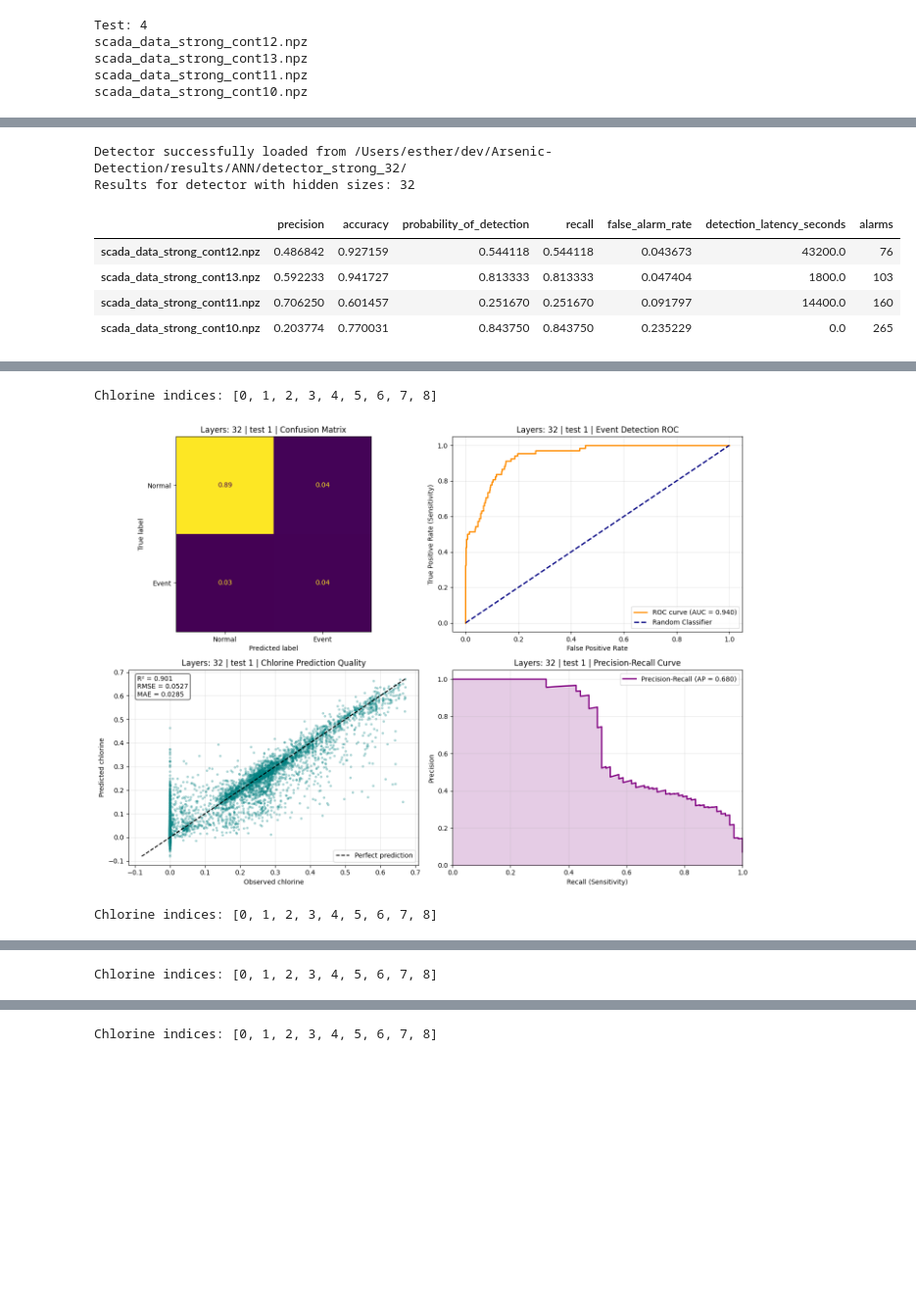
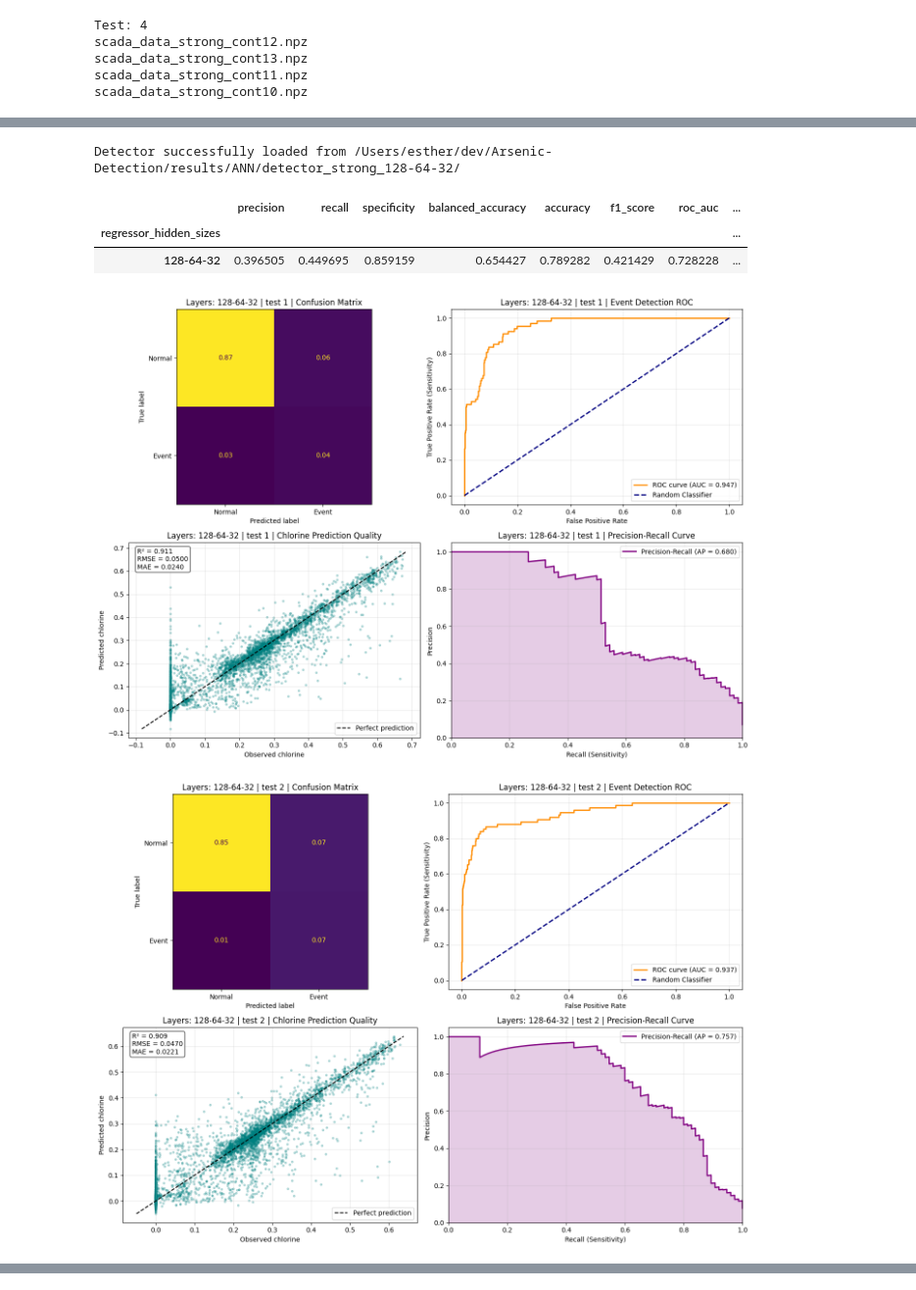
Before and after one commit to esthy13/Arsenic-Detection, a Jupyter notebook: src/notebooks/ANN_strong_contamination.ipynb, the cells around one changed output, grey strips where cells are left out. Shown at 98% size. Drawn from its saved outputs; the diff is of its cells as text; code cells hidden in the pictures; blank space fills up the shorter version.

```diff
--- a/src/notebooks/ANN_strong_contamination.ipynb
+++ b/src/notebooks/ANN_strong_contamination.ipynb
@@ -60,12 +59,8 @@ dropout = 0.0
 weight_decay = 1e-4
 early_stopping_patience = 8
 max_validation_false_alarm_rate = 0.2
-# Held-out test: BA=0.6868, recall=0.5609, FAR=0.1872, precision=0.1851
 
 candidate_hidden_sizes = [
-    (32,),
-    (64, 32),  # best validation configuration ?
-    (128, 64),
     (128, 64, 32),
 ]
 # %%
@@ -79,6 +74,7 @@ for hidden_sizes in candidate_hidden_sizes:
         batch_size=batch_size,
         learning_rate=learning_rate,
         hidden_sizes=hidden_sizes,
+        classifier_hidden_sizes=(32,),
         dropout=dropout,
         weight_decay=weight_decay,
         early_stopping_patience=early_stopping_patience,
@@ -147,56 +135,48 @@ def plot_metrics(result, title_prefix="", chlorine_indices=None):
     return fig, axes
 # %%
 all_detector_summaries = []
-# Use candidate_hidden_sizes to load all the saved detectors and run tests on them.
 for hidden_sizes in candidate_hidden_sizes:
     hidden_sizes_label = "-".join(map(str, hidden_sizes))
     detector = load_detector(
         directory=f"../../results/ANN/detector_strong_{hidden_sizes_label}",
-        device="mps",
+        device="mps" if torch.backends.mps.is_available() else "cpu",
     )
+    results = [detector.detect(path) for path in test_paths]
+    metrics = aggregate_evaluation_summary(results)
+    metrics["regressor_hidden_sizes"] = hidden_sizes_label
+    metrics["classifier_hidden_sizes"] = "-".join(map(str, detector.classifier_hidden_sizes))
+    all_detector_summaries.append(metrics)
 
-    selected_test_paths = test_paths
-    results = [detector.detect(path) for path in selected_test_paths]
-
-    print(f"Results for detector with hidden sizes: {hidden_sizes_label}")
-
-    # Keep the four held-out test sets separated.
-    summary_df = pd.DataFrame(
-        [result.summary() for result in results],
-        index=[path.name for path in selected_test_paths],
-    )
-    display(summary_df)
-
-    # Aggregate metrics across the three test sets.
-    aggregated_summary = pd.DataFrame(
-        [
-            summary_df.mean(numeric_only=True),
-            summary_df.std(numeric_only=True),
-        ],
-        index=["mean", "std"],
-    )
-    display(aggregated_summary)
-
-    detector_summary = summary_df.mean(numeric_only=True).to_dict()
-    detector_summary["hidden_sizes"] = hidden_sizes_label
-    all_detector_summaries.append(detector_summary)
-
-    # Plot each test set separately, because each DetectionResult has its own timeline.
+    display(pd.DataFrame([metrics]).set_index("regressor_hidden_sizes"))
     for i, result in enumerate(results):
         plot_metrics(
             result,
             title_prefix=f"Layers: {hidden_sizes_label} | test {i+1} | ",
-            chlorine_indices=list(range(result.actual.shape[1]))
+            chlorine_indices=list(range(result.actual.shape[1])),
         )
 
-# Compare all detectors by their mean metrics.
-all_detector_summaries_df = pd.DataFrame(all_detector_summaries).set_index("hidden_sizes")
+all_detector_summaries_df = pd.DataFrame(all_detector_summaries).set_index("regressor_hidden_sizes")
 display(all_detector_summaries_df)
+
+classification_columns = [
+    "balanced_accuracy", "precision", "recall", "specificity",
+    "f1_score", "roc_auc", "average_precision", "false_alarm_rate",
+]
+regression_columns = ["chlorine_mae", "chlorine_rmse", "chlorine_r2"]
+fig, axes = plt.subplots(1, 2, figsize=(17, 5))
+all_detector_summaries_df[classification_columns].plot.bar(ax=axes[0])
+axes[0].set_title("Event classifier metrics by architecture")
+axes[0].set_ylim(0, 1.05)
+axes[0].grid(axis="y", alpha=0.3)
+all_detector_summaries_df[regression_columns].plot.bar(ax=axes[1], secondary_y=["chlorine_r2"])
+axes[1].set_title("Chlorine regression metrics by architecture")
+axes[1].grid(axis="y", alpha=0.3)
+plt.tight_layout()
+plt.show()
 # %% [output]
-Detector successfully loaded from /Users/esther/dev/Arsenic-Detection/results/ANN/detector_strong_32/
-Results for detector with hidden sizes: 32
+Detector successfully loaded from /Users/esther/dev/Arsenic-Detection/results/ANN/detector_strong_128-64-32/
-|  | precision | accuracy | probability_of_detection | recall | false_alarm_rate | detection_latency_seconds | alarms |
-| scada_data_strong_cont12.npz | 0.486842 | 0.927159 | 0.544118 | 0.544118 | 0.043673 | 43200.0 | 76 |
-| scada_data_strong_cont13.npz | 0.592233 | 0.941727 | 0.813333 | 0.813333 | 0.047404 | 1800.0 | 103 |
-| scada_data_strong_cont11.npz | 0.706250 | 0.601457 | 0.251670 | 0.251670 | 0.091797 | 14400.0 | 160 |
-| scada_data_strong_cont10.npz | 0.203774 | 0.770031 | 0.843750 | 0.843750 | 0.235229 | 0.0 | 265 |
+|  | precision | recall | specificity | balanced_accuracy | accuracy | f1_score | roc_auc | ... |
+| regressor_hidden_sizes |  |  |  |  |  |  |  | ... |
+| 128-64-32 | 0.396505 | 0.449695 | 0.859159 | 0.654427 | 0.789282 | 0.421429 | 0.728228 | ... |
+[figure, new version]
+[figure, new version]
@@ -206,3 +187,0 @@ Results for detector with hidden sizes: 32
-Chlorine indices: [0, 1, 2, 3, 4, 5, 6, 7, 8]
-[figure, old version]
-Chlorine indices: [0, 1, 2, 3, 4, 5, 6, 7, 8]
@@ -210 +187,0 @@ Chlorine indices: [0, 1, 2, 3, 4, 5, 6, 7, 8]
-Chlorine indices: [0, 1, 2, 3, 4, 5, 6, 7, 8]
@@ -212 +187,0 @@ Chlorine indices: [0, 1, 2, 3, 4, 5, 6, 7, 8]
-Chlorine indices: [0, 1, 2, 3, 4, 5, 6, 7, 8]
```
Also changed, not shown: parts of 5 cells of this notebook, 30 other files.
